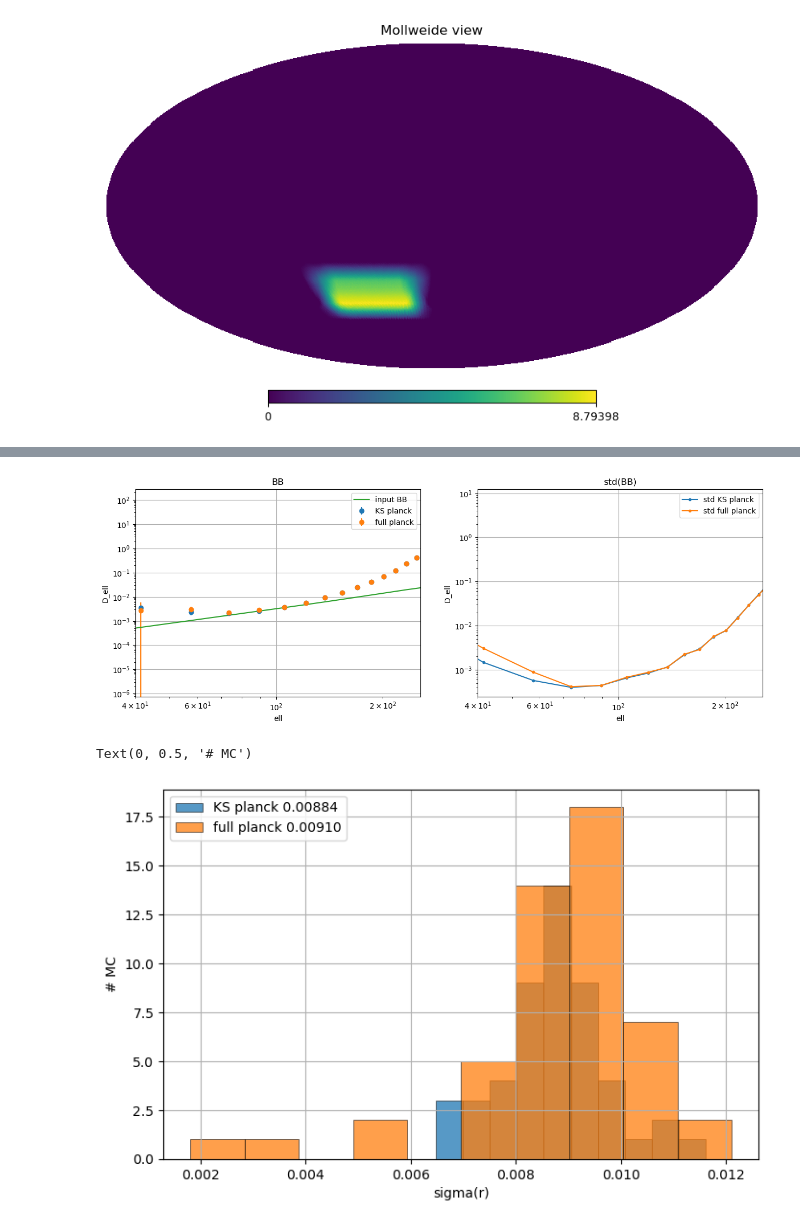
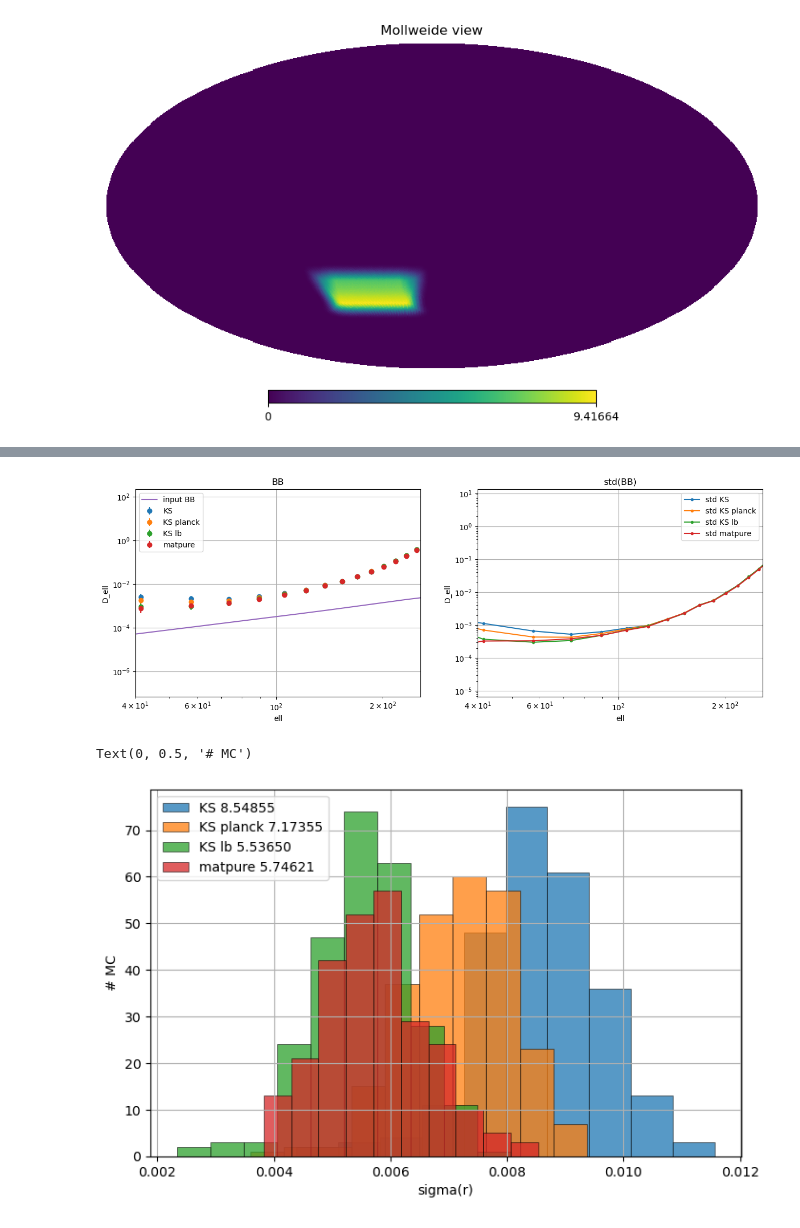
Before and after one commit to catyz/filterbin, a Jupyter notebook: plot.ipynb, the cells around one changed output, grey strips where cells are left out. Drawn from its saved outputs; the diff is of its cells as text; code cells hidden in the pictures.

```diff
--- a/plot.ipynb
+++ b/plot.ipynb
@@ -23,12 +22,12 @@ nside = 128
 lmax = 3*nside - 1
 npix = 12 * nside**2
 
-input_cls = get_camb(1, 0, lmax)
+input_cls_lcdm = get_camb(1, 0, lmax)
 
-input_cls_noBB = np.copy(input_cls)
+input_cls_noBB = np.copy(input_cls_lcdm)
 input_cls_noBB[2] = np.zeros(lmax+1)
 
-input_cls_noEE = np.copy(input_cls)
+input_cls_noEE = np.copy(input_cls_lcdm)
 input_cls_noEE[1] = np.zeros(lmax+1)
 input_cls_noEE[3] = np.zeros(lmax+1)
 # %%
@@ -39,7 +38,8 @@ tr = qq + uu
 det = qq * uu - qu * qu
 weight = 0.5 * (tr - np.sqrt(tr ** 2 - 4 * det) )
 
-mask_apo = nmt.mask_apodization(weight, 2, 'C2')
+apo_size = 10
+mask_apo = nmt.mask_apodization(weight, apo_size, 'C2')
 mask_apo /= np.sqrt(np.mean(mask_apo**2))
 
 hp.mollview(mask_apo)
@@ -55,7 +55,7 @@ Z = sp.sparse.diags_array(mask_apo)
 ZZ = sp.sparse.block_diag([Z, Z, Z])
 R = ZZ @ R_unapo
 
-pi_b = sp.sparse.load_npz(f'pi_b_3000.npz')
+pi_b = sp.sparse.load_npz(f'apo{apo_size}/pi_b_3000.npz')
 # %% [output]
 4.40673828125
 [figure]
@@ -368,39 +416,43 @@ std_full_noiseless = c2db * np.std(cl_full_noiseless, axis=0)
 # %%
-# nu_l = (2*l+1)*fsky*w2**2/w4*bin_size*fl
+### nu_l = (2*l+1)*fsky*w2**2/w4*bin_size*fl
 # knox = (bpw@input_cls[2] + mean_nl) * np.sqrt(2/(bpw@nu_l))
 # # knox = (bpw@input_cls[2]) * np.sqrt(2/(bpw@nu_l))
 
 fig, axes = plt.subplots(1, 2, figsize=(15, 5))
 
-# axes[0].errorbar(ells, mean_KS, yerr=std_KS, fmt='o', label='KS')
-# axes[0].errorbar(ells, mean_matpure, yerr=std_matpure, fmt='o', label='matpure')
+# axes[0].errorbar(ells, mean, yerr=std, fmt='o', label='pcl')
+axes[0].errorbar(ells, mean_KS, yerr=std_KS, fmt='o', label='KS')
 axes[0].errorbar(ells, mean_KS_planck, yerr=std_KS_planck, fmt='o', label='KS planck')
-# axes[0].errorbar(ells, mean_KS_lb, yerr=std_KS_lb, fmt='o', label='KS lb')
+axes[0].errorbar(ells, mean_KS_lb, yerr=std_KS_lb, fmt='o', label='KS lb')
+axes[0].errorbar(ells, mean_matpure, yerr=std_matpure, fmt='o', label='matpure')
 # axes[0].errorbar(ells, mean_KS_noiseless, yerr=std_KS_noiseless, fmt='o', label='KS noiseless')
-axes[0].errorbar(ells, mean_full_planck, yerr=std_full_planck, fmt='o', label='full planck')
+# axes[0].errorbar(ells, mean_full_planck, yerr=std_full_planck, fmt='o', label='full planck')
 # axes[0].errorbar(ells, mean_full_lb, yerr=std_full_lb, fmt='o', label='full lb')
 # axes[0].errorbar(ells, mean_full_noiseless, yerr=std_full_noiseless, fmt='o', label='full noiseless')
+# axes[0].plot(c2d*s4, label='nl_s4')
+# axes[0].errorbar(ells, c2db*mean_nl_KS, yerr=c2db*std_nl_KS, fmt='.', label='Nl_bb_KS')
+# axes[0].errorbar(ells, c2db*mean_nl_pure, yerr=c2db*std_nl_pure, fmt='.', label='Nl_bb_pure')
 
-axes[0].plot(c2d * input_cls[2], label='input BB')
 
 # axes[0].plot(c2d*cl_noise_pure_pol[3], label='residual noise matpure', linestyle='dashed')
 # axes[0].plot(c2d*cl_noise_KS_pol[3], label='residual noise KS', linestyle='dashed')
 # axes[0].plot(c2d*cl_noise_scalar, label='residual noise scalar', linestyle='dashed')
-
+axes[0].plot(c2d*input_cls[2], label='input BB')
 axes[0].set_title('BB')
 # axes[0].set_ylim([1e-5, 1e-1])
 
-# axes[1].plot(ells, std_KS, marker='.',label='std KS')
-# axes[1].plot(ells, std_matpure, marker='.',label='std matpure')
+# axes[1].plot(ells, std, marker='.',label='std pcl')
+axes[1].plot(ells, std_KS, marker='.',label='std KS')
 axes[1].plot(ells, std_KS_planck, marker='.',label='std KS planck')
-# axes[1].plot(ells, std_KS_lb, marker='.',label='std KS lb')
+axes[1].plot(ells, std_KS_lb, marker='.',label='std KS lb')
+axes[1].plot(ells, std_matpure, marker='.',label='std matpure')
 # axes[1].plot(ells, std_KS_noiseless, marker='.',label='std KS noiseless')
-axes[1].plot(ells, std_full_planck, marker='.',label='std full planck')
+# axes[1].plot(ells, std_full_planck, marker='.',label='std full planck')
 # axes[1].plot(ells, std_full_lb, marker='.',label='std full lb')
 # axes[1].plot(ells, std_full_noiseless, marker='.',label='std full noiseless')
 # axes[1].plot(ells, c2db*knox, label='knox')
 axes[1].set_title('std(BB)')
-# axes[1].set_ylim([1e-4, 1e-2])
+# axes[1].set_ylim([1e-8, 1e-6])
 
 for ax in axes.flatten():
     ax.legend()
@@ -411,4 +463,4 @@ for ax in axes.flatten():
     ax.set_xlabel('ell')
     ax.set_ylabel('D_ell')
 # %% [output]
-[figure, old version]
+[figure, new version]
@@ -476,7 +467,7 @@ for ax in axes.flatten():
 # %%
 cl_r1 = get_camb(0, 1, lmax)
 # %%
-ell_min = 40
+ell_min = 50
 ell_max = 2*nside
 inds = (ells >=ell_min) & (ells <= ell_max)
 
@@ -485,36 +476,35 @@ sigma_r_matpure = np.zeros(nmc)
 sigma_r_KS_planck = np.zeros(nmc)
 sigma_r_KS_lb = np.zeros(nmc)
 sigma_r_KS_noiseless = np.zeros(nmc)
-
-sigma_r_full_planck = np.zeros(nmc)
-sigma_r_full_lb = np.zeros(nmc)
-sigma_r_full_noiseless = np.zeros(nmc)
+# sigma_r_full_planck = np.zeros(nmc)
+# sigma_r_full_lb = np.zeros(nmc)
+# sigma_r_full_noiseless = np.zeros(nmc)
 
 for i in range(nmc):
     sigma_r_KS[i] = 1/np.sqrt(fsky/2 * np.sum( (2*ells[inds]+1) * ( (bpw_KS@cl_r1[2])[inds] / cl_KS[i][inds])**2 ))
     sigma_r_KS_planck[i] = 1/np.sqrt(fsky/2 * np.sum( (2*ells[inds]+1) * ( (bpw_KS@cl_r1[2])[inds] / cl_KS_planck[i][inds])**2 ))
     sigma_r_KS_lb[i] = 1/np.sqrt(fsky/2 * np.sum( (2*ells[inds]+1) * ( (bpw_KS@cl_r1[2])[inds] / cl_KS_lb[i][inds])**2 ))
-    sigma_r_KS_noiseless[i] = 1/np.sqrt(fsky/2 * np.sum( (2*ells[inds]+1) * ( (bpw_KS@cl_r1[2])[inds] / cl_KS_noiseless[i][inds])**2 ))
     sigma_r_matpure[i] = 1/np.sqrt(fsky/2 * np.sum( (2*ells[inds]+1) * ( (bpw_pure@cl_r1[2])[inds] / cl_matpure[i][inds])**2 ))
-    sigma_r_full_planck[i] = 1/np.sqrt(fsky/2 * np.sum( (2*ells[inds]+1) * ( (bpw_scalar@cl_r1[2])[inds] / cl_full_planck[i][inds])**2 ))
-    sigma_r_full_lb[i] = 1/np.sqrt(fsky/2 * np.sum( (2*ells[inds]+1) * ( (bpw_scalar@cl_r1[2])[inds] / cl_full_lb[i][inds])**2 ))
-    sigma_r_full_noiseless[i] = 1/np.sqrt(fsky/2 * np.sum( (2*ells[inds]+1) * ( (bpw_scalar@cl_r1[2])[inds] / cl_full_noiseless[i][inds])**2 ))
+    # sigma_r_KS_noiseless[i] = 1/np.sqrt(fsky/2 * np.sum( (2*ells[inds]+1) * ( (bpw_KS@cl_r1[2])[inds] / cl_KS_noiseless[i][inds])**2 ))
+    # sigma_r_full_planck[i] = 1/np.sqrt(fsky/2 * np.sum( (2*ells[inds]+1) * ( (bpw_scalar@cl_r1[2])[inds] / cl_full_planck[i][inds])**2 ))
+    # sigma_r_full_lb[i] = 1/np.sqrt(fsky/2 * np.sum( (2*ells[inds]+1) * ( (bpw_scalar@cl_r1[2])[inds] / cl_full_lb[i][inds])**2 ))
+    # sigma_r_full_noiseless[i] = 1/np.sqrt(fsky/2 * np.sum( (2*ells[inds]+1) * ( (bpw_scalar@cl_r1[2])[inds] / cl_full_noiseless[i][inds])**2 ))
 # %%
 plt.figure(figsize=(8,5))
-# plt.hist(sigma_r_KS, label=f'KS {np.median(sigma_r_KS):.5f}', alpha=0.75, edgecolor='black', linewidth=0.5)
-plt.hist(sigma_r_KS_planck, label=f'KS planck {np.median(sigma_r_KS_planck):.5f}', alpha=0.75,edgecolor='black', linewidth=0.5)
-# plt.hist(sigma_r_KS_lb, label=f'KS lb {np.median(sigma_r_KS_lb):.5f}', alpha=0.75,edgecolor='black', linewidth=0.5)
-# plt.hist(sigma_r_KS_noiseless, label=f'KS noiseless {np.median(sigma_r_KS_noiseless):.5f}', alpha=0.75,edgecolor='black', linewidth=0.5)
-plt.hist(sigma_r_full_planck, label=f'full planck {np.median(sigma_r_full_planck):.5f}', alpha=0.75,edgecolor='black', linewidth=0.5)
-# plt.hist(sigma_r_full_lb, label=f'full lb {np.median(sigma_r_full_lb):.5f}', alpha=0.75,edgecolor='black', linewidth=0.5)
-# plt.hist(sigma_r_full_noiseless, label=f'full noiseless {np.median(sigma_r_full_noiseless):.5f}', alpha=0.75,edgecolor='black', linewidth=0.5)
-# plt.hist(sigma_r_matpure, label=f'matpure {np.median(sigma_r_matpure):.5f}', alpha=0.75,edgecolor='black', linewidth=0.5)
+plt.hist(sigma_r_KS, label=f'KS {1e3*np.mean(sigma_r_KS):.5f}', alpha=0.75, edgecolor='black', linewidth=0.5)
+plt.hist(sigma_r_KS_planck, label=f'KS planck {1e3*np.mean(sigma_r_KS_planck):.5f}', alpha=0.75,edgecolor='black', linewidth=0.5)
+# plt.hist(sigma_r_full_planck, label=f'full planck {1e3*np.mean(sigma_r_full_planck):.5f}', alpha=0.75,edgecolor='black', linewidth=0.5)
+plt.hist(sigma_r_KS_lb, label=f'KS lb {1e3*np.mean(sigma_r_KS_lb):.5f}', alpha=0.75,edgecolor='black', linewidth=0.5)
+# plt.hist(sigma_r_full_lb, label=f'full lb {1e3*np.mean(sigma_r_full_lb):.5f}', alpha=0.75,edgecolor='black', linewidth=0.5)
+# plt.hist(sigma_r_KS_noiseless, label=f'KS noiseless {1e3*np.mean(sigma_r_KS_noiseless):.5f}', alpha=0.75,edgecolor='black', linewidth=0.5)
+# plt.hist(sigma_r_full_noiseless, label=f'full noiseless {1e3*np.mean(sigma_r_full_noiseless):.5f}', alpha=0.75,edgecolor='black', linewidth=0.5)
+plt.hist(sigma_r_matpure, label=f'matpure {1e3*np.mean(sigma_r_matpure):.5f}', alpha=0.75,edgecolor='black', linewidth=0.5)
 
 plt.legend()
 plt.grid()
 plt.xlabel('sigma(r)')
 plt.ylabel('# MC')
 # plt.semilogx()
 # %% [output]
 Text(0, 0.5, '# MC')
-[figure, old version]
+[figure, new version]
```
Also changed, not shown: parts of 20 cells of this notebook, 5 other files.
